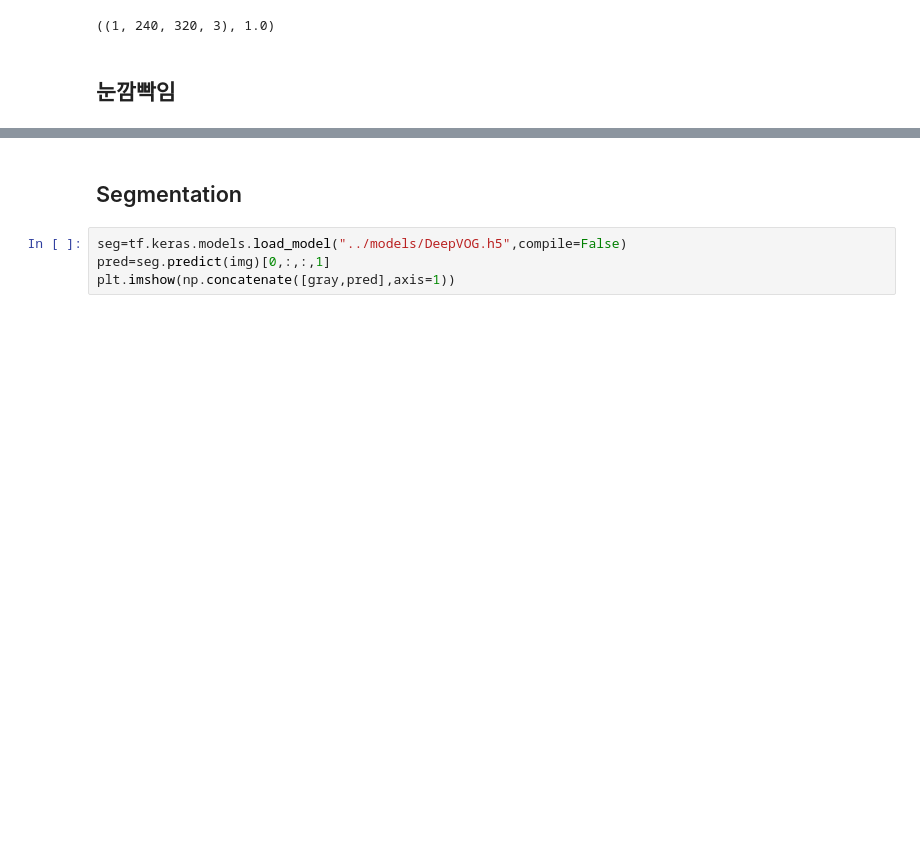
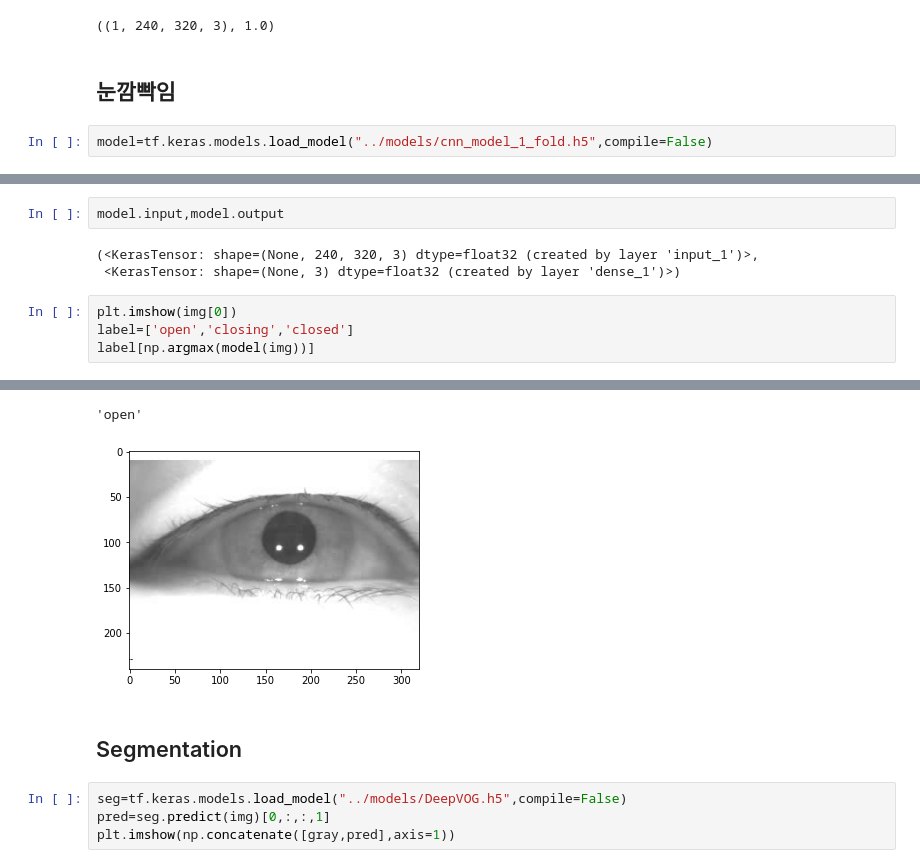
Before and after one commit to qkdrk7777775/2022_nia, a Jupyter notebook: script/example.ipynb, the cells around one changed output, grey strips where cells are left out. Drawn from its saved outputs; the diff is of its cells as text; blank space fills up the shorter version.

```diff
--- a/script/example.ipynb
+++ b/script/example.ipynb
@@ -32,3 +32,5 @@ img.shape,img.max()
 ((1, 240, 320, 3), 1.0)
 # %% [markdown]
 ## 눈깜빡임
+# %%
+model=tf.keras.models.load_model("../models/cnn_model_1_fold.h5",compile=False)
@@ -34,0 +50,10 @@ img.shape,img.max()
+# %%
+model.input,model.output
+# %% [output]
+(<KerasTensor: shape=(None, 240, 320, 3) dtype=float32 (created by layer 'input_1')>,
+ <KerasTensor: shape=(None, 3) dtype=float32 (created by layer 'dense_1')>)
+# %%
+plt.imshow(img[0])
+label=['open','closing','closed']
+label[np.argmax(model(img))]
+# %% [output]
@@ -35,3 +61,5 @@ img.shape,img.max()
+'open'
+[figure, added]
 # %% [markdown]
 ## Segmentation
 # %%
```
Also changed, not shown: parts of 5 cells of this notebook, 1 other file.
